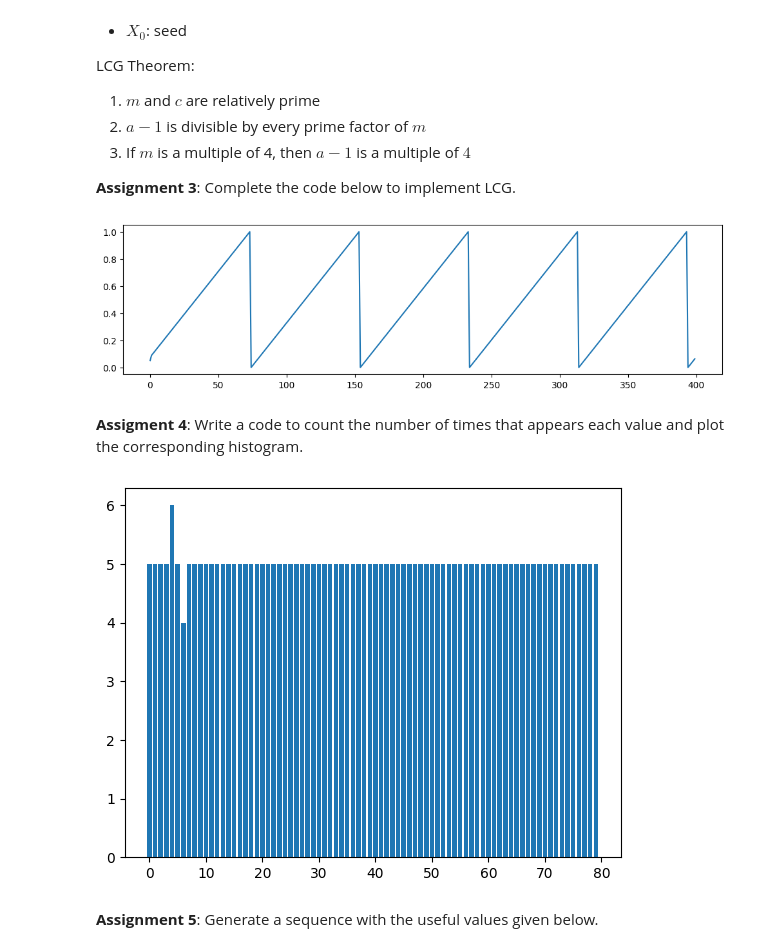
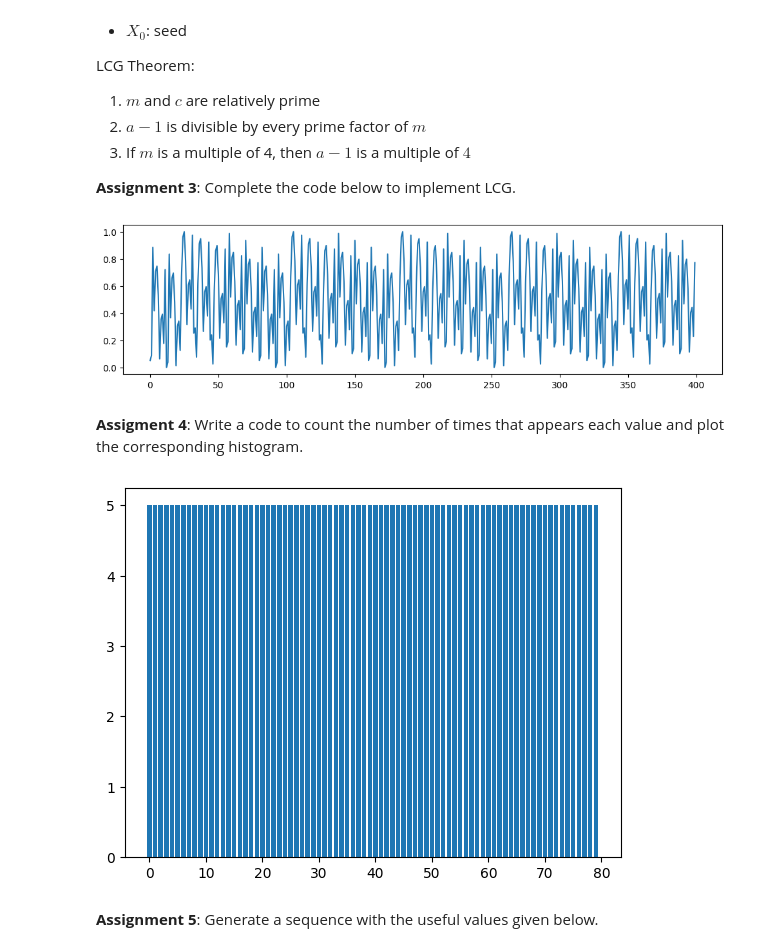
Before and after one commit to JossueJativa/Jupiter_notebook, a Jupyter notebook: MS2.ipynb, the cells around one changed output. Drawn from its saved outputs; the diff is of its cells as text; code cells hidden in the pictures.

```diff
--- a/MS2.ipynb
+++ b/MS2.ipynb
@@ -130,22 +130,21 @@ LCG Theorem:
 # %%
 def lcg(seed=0, increment=1, multiplier=31, modulus=256, size=100):
     seq = [seed]
     for i in range(size-1):
         ## WRITE YOUR CODE HERE
-        seq.append(((multiplier*seed)+increment) % modulus)
-        increment += 1
+        seq.append(((multiplier*seq[-1])+increment) % modulus)
         ## --------------------
     return seq
 
 m = 80  # this will give us the cycle size in above conditions are met
 c = 3
 a = 21
 X0 = 4
 seq = lcg(seed=X0, increment=c, multiplier=a, modulus=m, size=400)
 plt.figure(figsize=(12,3))
 p = plt.plot(np.array(seq)/(m-1))
 # %% [output]
-[figure, old version]
+[figure, new version]
 # %% [markdown]
 **Assigment 4**: Write a code to count the number of times that appears each value and plot the corresponding histogram.
 # %%
@@ -162,7 +161,7 @@ freq = freqCount(seq)
 p = plt.bar(range(max(seq) + 1), freq)
 ## --------------------
 # %% [output]
-[figure, old version]
+[figure, new version]
 # %% [markdown]
 **Assignment 5**: Generate a sequence with the useful values given below.
 # %% [markdown]
```
Also changed, not shown: parts of 5 cells of this notebook.
